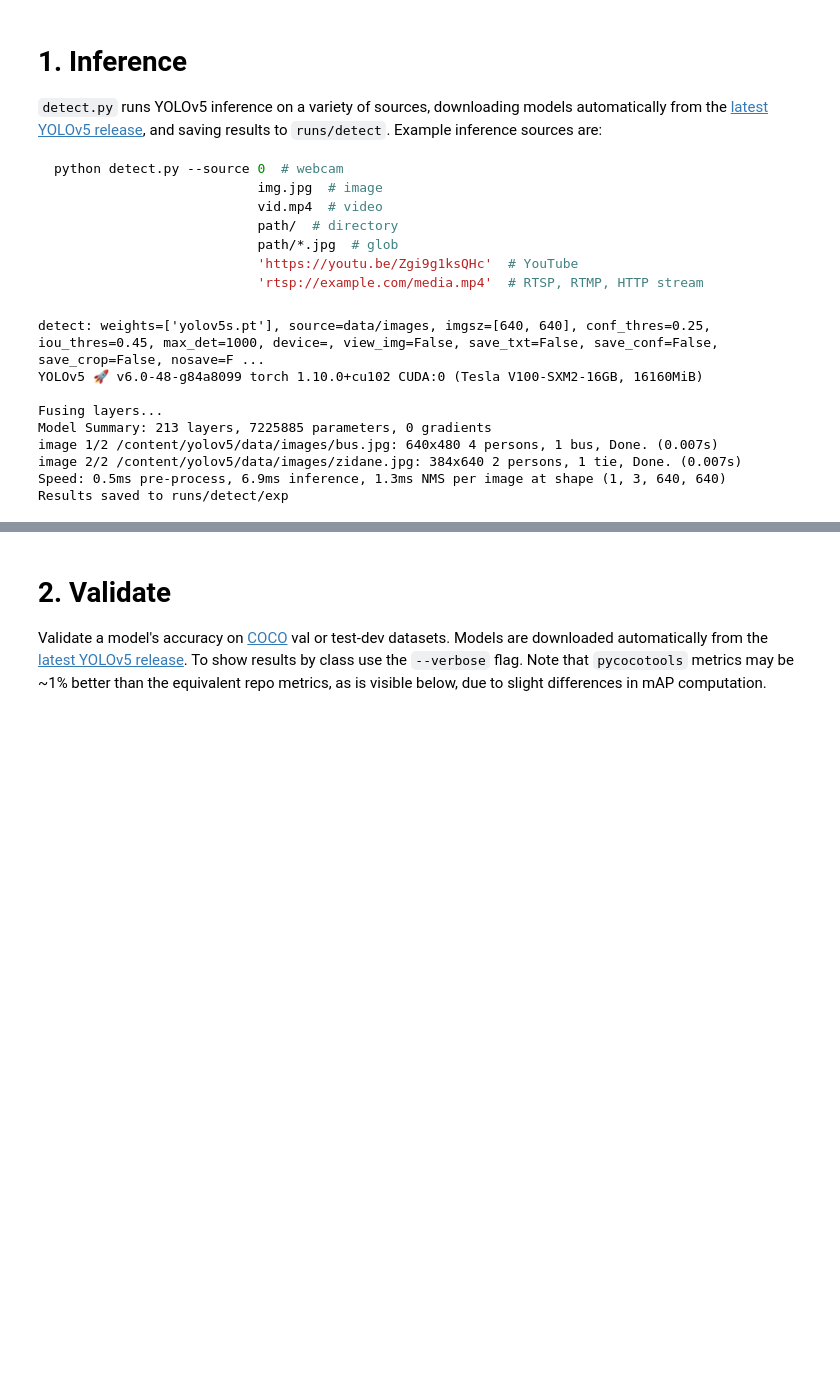
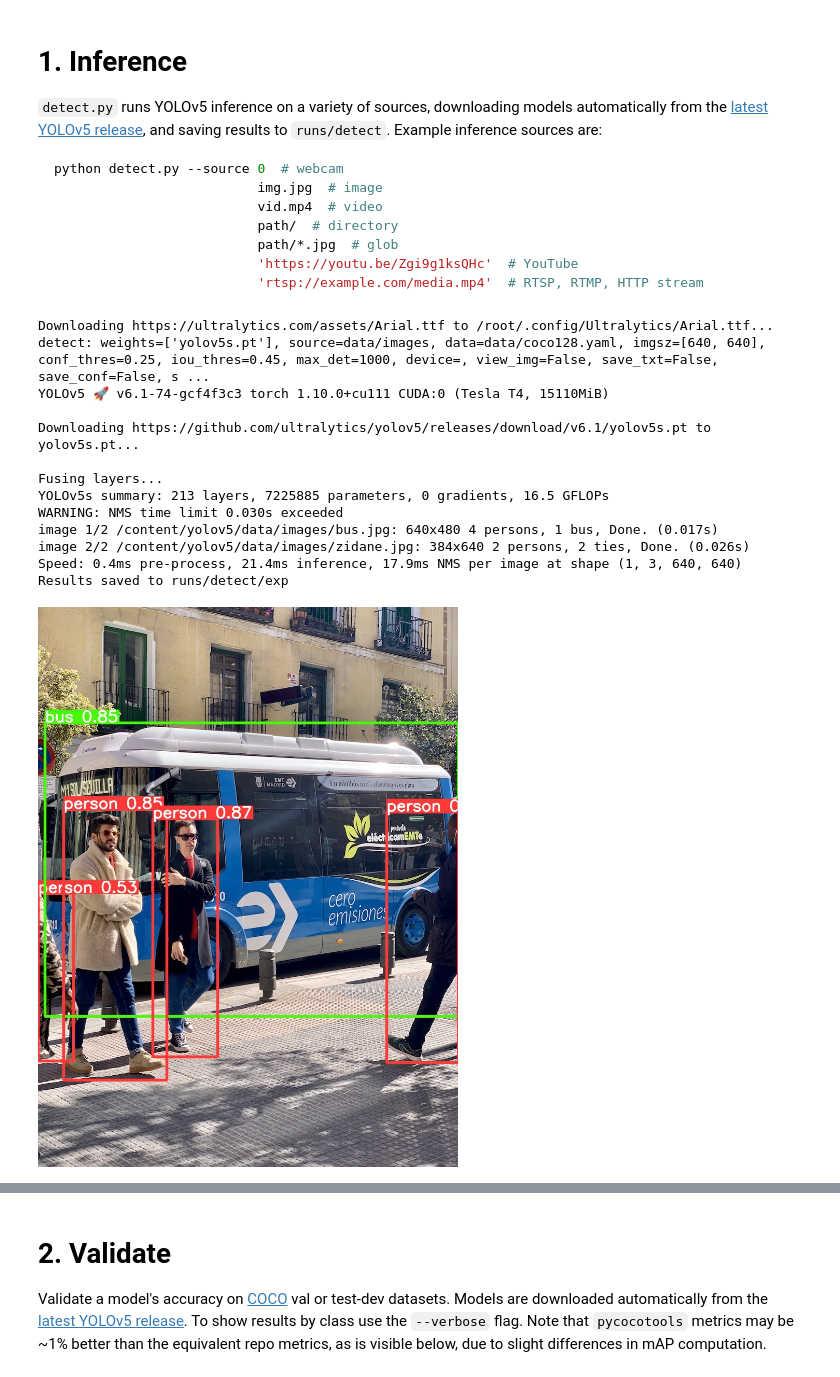
Before and after one commit to yuvalmay30/waldo-finder, a Jupyter notebook: Waldo_Finder.ipynb, the cells around one changed output, grey strips where cells are left out. Saved outputs shown, nothing was run; the diff lists cells and outputs as text; code cells hidden in the pictures; blank space fills up the shorter version.

````diff
--- a/Waldo_Finder.ipynb
+++ b/Waldo_Finder.ipynb
@@ -37,17 +80,22 @@ python detect.py --source 0  # webcam
 ```
 # %%
 !python detect.py --weights yolov5s.pt --img 640 --conf 0.25 --source data/images
-display.Image(filename='runs/detect/exp/zidane.jpg', width=600)
+display.Image(filename='runs/detect/exp/bus.jpg', width=600)
 # %% [output]
-detect: weights=['yolov5s.pt'], source=data/images, imgsz=[640, 640], conf_thres=0.25, iou_thres=0.45, max_det=1000, device=, view_img=False, save_txt=False, save_conf=False, save_crop=False, nosave=F ...
-YOLOv5 🚀 v6.0-48-g84a8099 torch 1.10.0+cu102 CUDA:0 (Tesla V100-SXM2-16GB, 16160MiB)
+Downloading https://ultralytics.com/assets/Arial.ttf to /root/.config/Ultralytics/Arial.ttf...
+detect: weights=['yolov5s.pt'], source=data/images, data=data/coco128.yaml, imgsz=[640, 640], conf_thres=0.25, iou_thres=0.45, max_det=1000, device=, view_img=False, save_txt=False, save_conf=False, s ...
+YOLOv5 🚀 v6.1-74-gcf4f3c3 torch 1.10.0+cu111 CUDA:0 (Tesla T4, 15110MiB)
+
+Downloading https://github.com/ultralytics/yolov5/releases/download/v6.1/yolov5s.pt to yolov5s.pt...
 
 Fusing layers...
-Model Summary: 213 layers, 7225885 parameters, 0 gradients
-image 1/2 /content/yolov5/data/images/bus.jpg: 640x480 4 persons, 1 bus, Done. (0.007s)
-image 2/2 /content/yolov5/data/images/zidane.jpg: 384x640 2 persons, 1 tie, Done. (0.007s)
-Speed: 0.5ms pre-process, 6.9ms inference, 1.3ms NMS per image at shape (1, 3, 640, 640)
+YOLOv5s summary: 213 layers, 7225885 parameters, 0 gradients, 16.5 GFLOPs
+WARNING: NMS time limit 0.030s exceeded
+image 1/2 /content/yolov5/data/images/bus.jpg: 640x480 4 persons, 1 bus, Done. (0.017s)
+image 2/2 /content/yolov5/data/images/zidane.jpg: 384x640 2 persons, 2 ties, Done. (0.026s)
+Speed: 0.4ms pre-process, 21.4ms inference, 17.9ms NMS per image at shape (1, 3, 640, 640)
 Results saved to runs/detect/exp
+[figure, added]
 # %% [markdown]
 &nbsp;&nbsp;&nbsp;&nbsp;&nbsp;&nbsp;&nbsp;&nbsp;
 <img align="left" src="https://user-images.githubusercontent.com/26833433/127574988-6a558aa1-d268-44b9-bf6b-62d4c605cc72.jpg" width="600">
````
Also changed, not shown: parts of 5 cells of this notebook.
